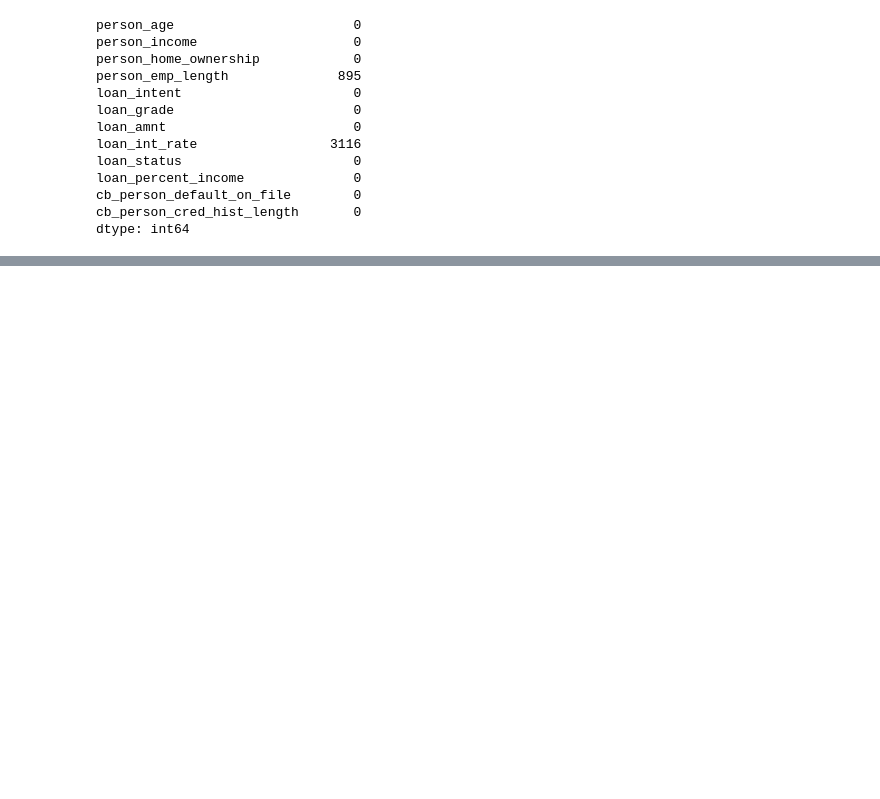
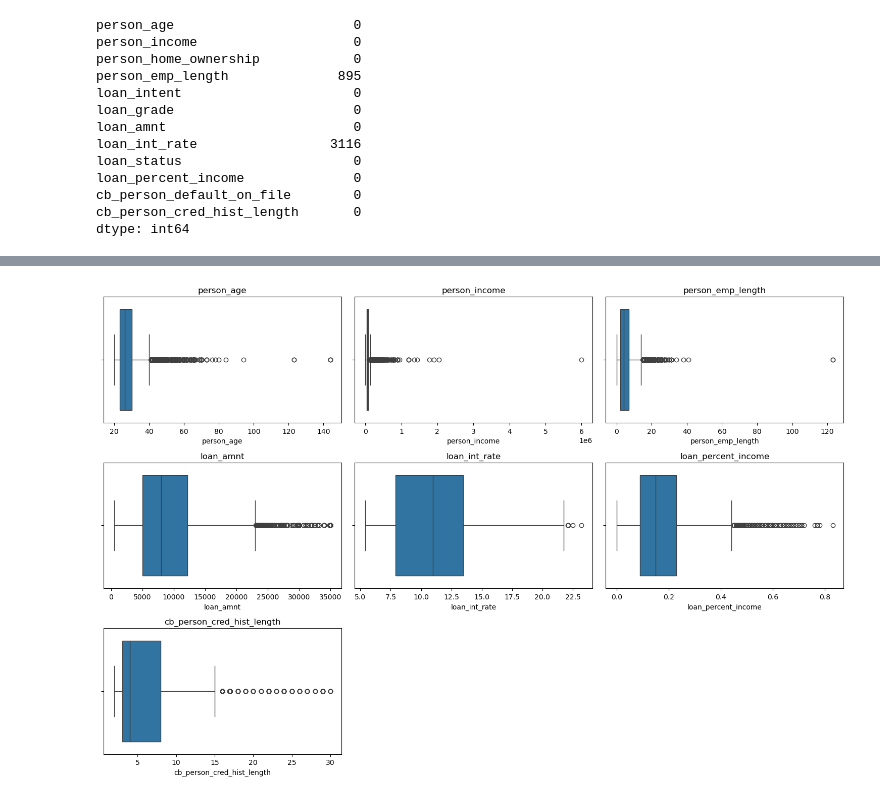
Before and after one commit to NSriDatta16/Credit_Risk_Modeling, a Jupyter notebook: notebooks/Credit_Risk_Modeling_End_To_End.ipynb, the cells around one changed output, grey strips where cells are left out. Saved outputs shown, nothing was run; the diff lists cells and outputs as text; code cells hidden in the pictures; blank space fills up the shorter version.

```diff
--- a/notebooks/Credit_Risk_Modeling_End_To_End.ipynb
+++ b/notebooks/Credit_Risk_Modeling_End_To_End.ipynb
@@ -107,0 +187,18 @@ dtype: int64
+# %%
+plt.figure(figsize=(15,10))
+
+for i,col in enumerate(numerical_features,1):
+
+    plt.subplot(3,3,i)
+
+    sns.boxplot(
+        x=df[col]
+    )
+
+    plt.title(col)
+
+plt.tight_layout()
+
+plt.show()
+# %% [output]
+[figure, added]
```
Also changed, not shown: parts of 31 cells of this notebook.
